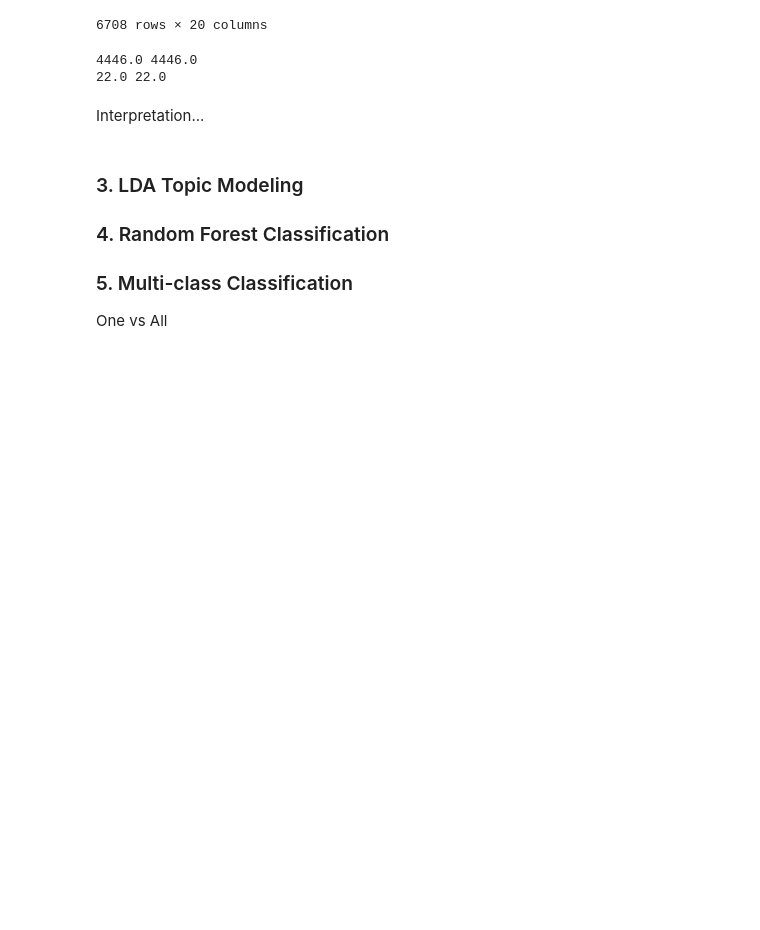
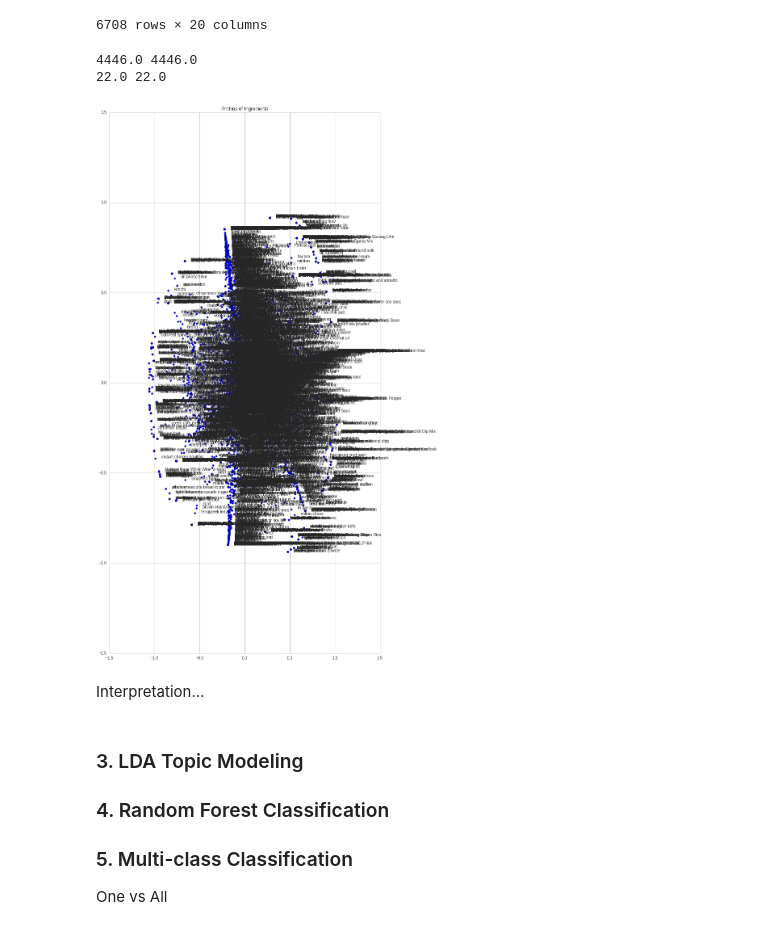
Before and after one commit to bluegrapes/DAT8Coursework, a Jupyter notebook: project2/code/README.ipynb, the cells around one changed output. Cells and saved outputs as stored; diff of their text form; code cells hidden in the pictures; blank space fills up the shorter version.

```diff
--- a/project2/code/README.ipynb
+++ b/project2/code/README.ipynb
@@ -246,18 +246,20 @@ print df2.iloc[0].sum(), sc_count['lamb stew meat']
 4446.0 4446.0
 22.0 22.0
 # %%
-pyl.rcParams['figure.figsize'] = (12.0, 24.0)
+pyl.rcParams['figure.figsize'] = (24.0, 24.0)
 X2=mds.fit_transform(df2_prob.astype(np.float64))
 
 x2 = X2[:,0]
 y2 = X2[:,1]
 
 fig, ax = plt.subplots()
 ax=plt.scatter(x2,y2)
 plt.title('Profiles of Ingredients')
 for i, name in enumerate(ingredients_labels):
     plt.annotate(name, (x2[i],y2[i]),xytext=(15,1),textcoords='offset points')
 plt.show()
+# %% [output]
+[figure, added]
 # %% [markdown]
 Interpretation...
 # %% [markdown]
```
Also changed, not shown: 2 other files.
